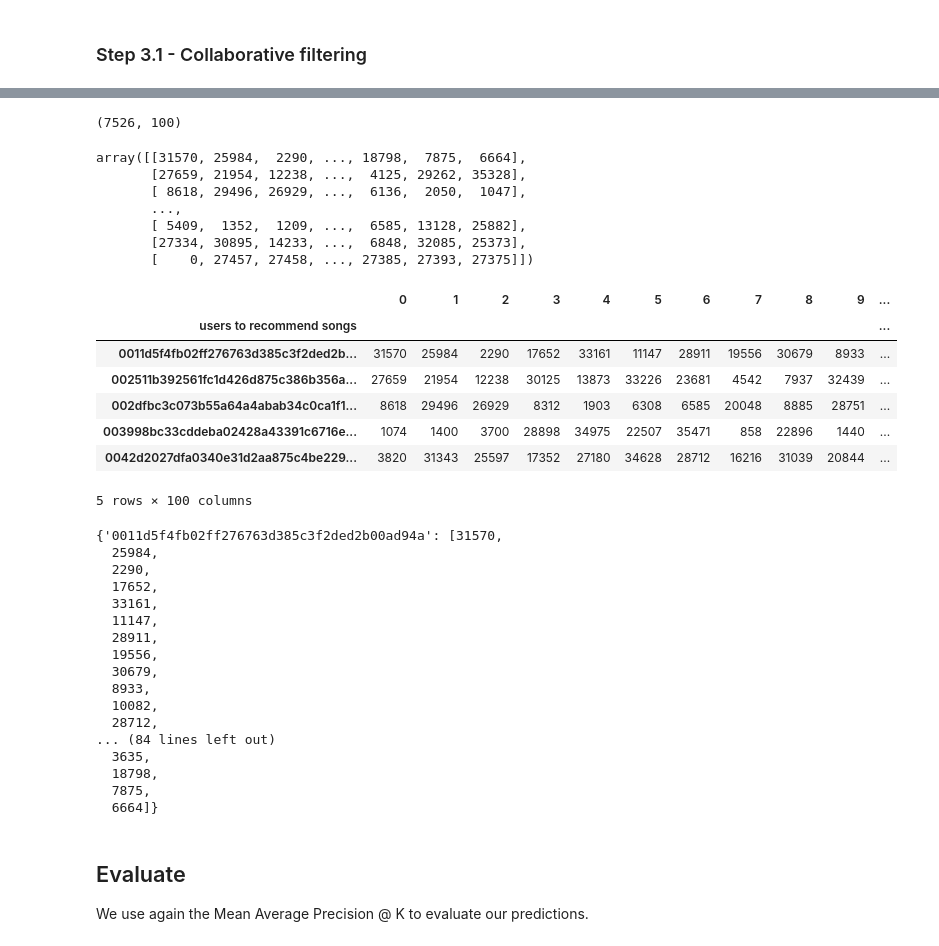
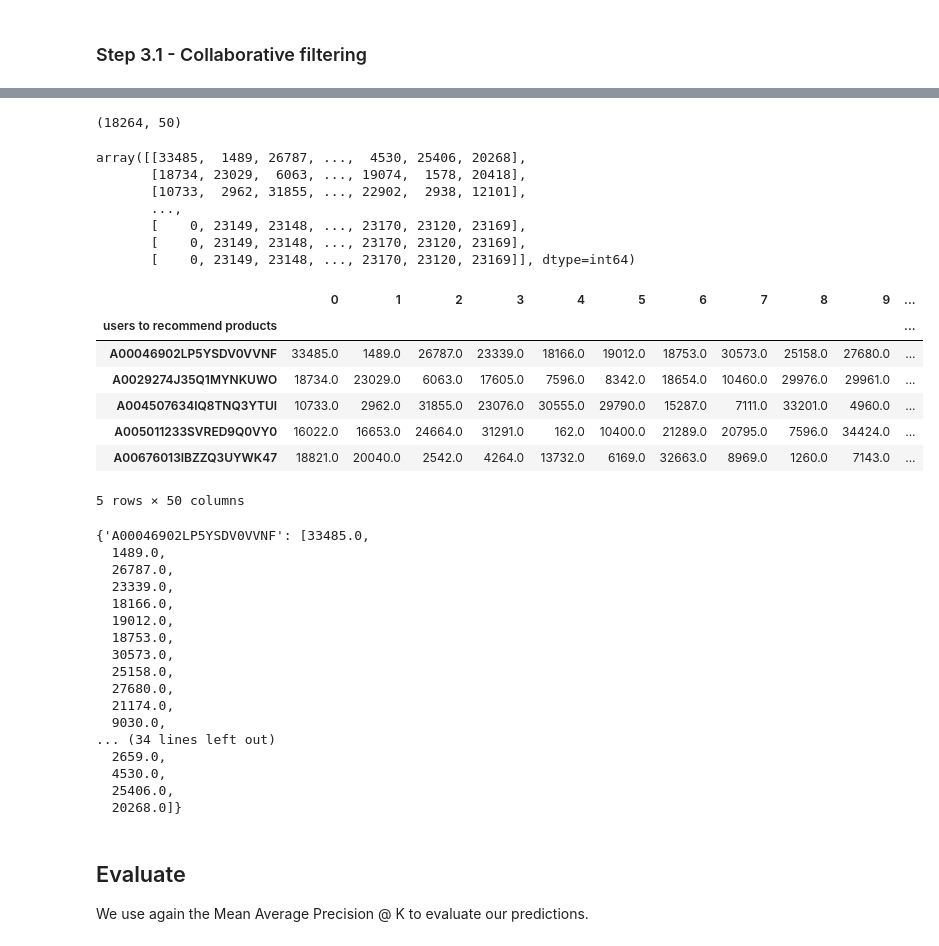
Before and after one commit to snovaisg/LastHackathon-LDSA-Batch3, a Jupyter notebook: Mayra.ipynb, the cells around one changed output, grey strips where cells are left out. Drawn from its saved outputs; the diff is of its cells as text; code cells hidden in the pictures.

Commit message:
Personalized and Non-Personalized recommenders done
Content-based recommender is not implemented yet.
Save Predictions function is already implemented

```diff
--- a/Mayra.ipynb
+++ b/Mayra.ipynb
@@ -612,69 +602,69 @@ def get_most_rated_from_user_preds(user_preds_: csr_matrix, n: int) -> np.matrix
     return pred_.argsort()[:, :n]
 
 
-collab_filt_most_rated = get_most_rated_from_user_preds(collab_filt_user_preds, 100)
+collab_filt_most_rated = get_most_rated_from_user_preds(collab_filt_user_preds, 50)
 print(collab_filt_most_rated.shape)
 collab_filt_most_rated
 # %% [output]
-(7526, 100)
+(18264, 50)
-array([[31570, 25984,  2290, ..., 18798,  7875,  6664],
-       [27659, 21954, 12238, ...,  4125, 29262, 35328],
-       [ 8618, 29496, 26929, ...,  6136,  2050,  1047],
+array([[33485,  1489, 26787, ...,  4530, 25406, 20268],
+       [18734, 23029,  6063, ..., 19074,  1578, 20418],
+       [10733,  2962, 31855, ..., 22902,  2938, 12101],
        ...,
-       [ 5409,  1352,  1209, ...,  6585, 13128, 25882],
-       [27334, 30895, 14233, ...,  6848, 32085, 25373],
-       [    0, 27457, 27458, ..., 27385, 27393, 27375]])
+       [    0, 23149, 23148, ..., 23170, 23120, 23169],
+       [    0, 23149, 23148, ..., 23170, 23120, 23169],
+       [    0, 23149, 23148, ..., 23170, 23120, 23169]], dtype=int64)
 # %%
 def convert_pers_recommendations_to_df(pers_recs: np.array, users_to_pred: pd.DataFrame) -> pd.DataFrame:
     """Converts the personalized most rated to an DataFrame with the users and the recommendations.
 
     Args:
         pers_recs (np.array): Array of indices for the best personalized items to recommend.
         users_to_pred (pd.DataFrame): DataFrame containing the users which need recommendations.
 
     Returns:
         non_pers_most_rated_matrix (np.array): Two dimensional array of (n_users, top_n_items)
 
     """
     pers_df = pd.concat([users_to_pred, pd.DataFrame(pers_recs)], axis=1)
-    pers_df = pers_df.set_index("users to recommend songs")
+    pers_df = pers_df.set_index("users to recommend products")
 
     return pers_df
 
 
 collab_filt_most_rated_df = convert_pers_recommendations_to_df(collab_filt_most_rated, unique_users_training_data)
 collab_filt_most_rated_df.head()
 # %% [output]
 |  | 0 | 1 | 2 | 3 | 4 | 5 | 6 | 7 | 8 | 9 | ... |
-| users to recommend songs |  |  |  |  |  |  |  |  |  |  | ... |
-| 0011d5f4fb02ff276763d385c3f2ded2b... | 31570 | 25984 | 2290 | 17652 | 33161 | 11147 | 28911 | 19556 | 30679 | 8933 | ... |
-| 002511b392561fc1d426d875c386b356a... | 27659 | 21954 | 12238 | 30125 | 13873 | 33226 | 23681 | 4542 | 7937 | 32439 | ... |
-| 002dfbc3c073b55a64a4abab34c0ca1f1... | 8618 | 29496 | 26929 | 8312 | 1903 | 6308 | 6585 | 20048 | 8885 | 28751 | ... |
-| 003998bc33cddeba02428a43391c6716e... | 1074 | 1400 | 3700 | 28898 | 34975 | 22507 | 35471 | 858 | 22896 | 1440 | ... |
-| 0042d2027dfa0340e31d2aa875c4be229... | 3820 | 31343 | 25597 | 17352 | 27180 | 34628 | 28712 | 16216 | 31039 | 20844 | ... |
+| users to recommend products |  |  |  |  |  |  |  |  |  |  | ... |
+| A00046902LP5YSDV0VVNF | 33485.0 | 1489.0 | 26787.0 | 23339.0 | 18166.0 | 19012.0 | 18753.0 | 30573.0 | 25158.0 | 27680.0 | ... |
+| A0029274J35Q1MYNKUWO | 18734.0 | 23029.0 | 6063.0 | 17605.0 | 7596.0 | 8342.0 | 18654.0 | 10460.0 | 29976.0 | 29961.0 | ... |
+| A004507634IQ8TNQ3YTUI | 10733.0 | 2962.0 | 31855.0 | 23076.0 | 30555.0 | 29790.0 | 15287.0 | 7111.0 | 33201.0 | 4960.0 | ... |
+| A005011233SVRED9Q0VY0 | 16022.0 | 16653.0 | 24664.0 | 31291.0 | 162.0 | 10400.0 | 21289.0 | 20795.0 | 7596.0 | 34424.0 | ... |
+| A00676013IBZZQ3UYWK47 | 18821.0 | 20040.0 | 2542.0 | 4264.0 | 13732.0 | 6169.0 | 32663.0 | 8969.0 | 1260.0 | 7143.0 | ... |
-5 rows × 100 columns
+5 rows × 50 columns
 # %%
 collab_filt_dict = create_dict_preds(collab_filt_most_rated_df)
 # Since dicts in python are not ordered, we need to HAMMER DOWN a way to print some values.
 dict(list(collab_filt_dict.items())[0:1])
 # %% [output]
-{'0011d5f4fb02ff276763d385c3f2ded2b00ad94a': [31570,
-  25984,
-  2290,
-  17652,
-  33161,
-  11147,
-  28911,
-  19556,
-  30679,
-  8933,
-  10082,
-  28712,
-... (84 lines left out)
-  3635,
-  18798,
-  7875,
-  6664]}
+{'A00046902LP5YSDV0VVNF': [33485.0,
+  1489.0,
+  26787.0,
+  23339.0,
+  18166.0,
+  19012.0,
+  18753.0,
+  30573.0,
+  25158.0,
+  27680.0,
+  21174.0,
+  9030.0,
+... (34 lines left out)
+  2659.0,
+  4530.0,
+  25406.0,
+  20268.0]}
 # %% [markdown]
 ## Evaluate
 We use again the Mean Average Precision @ K to evaluate our predictions.
```
Also changed, not shown: parts of 32 cells of this notebook.
